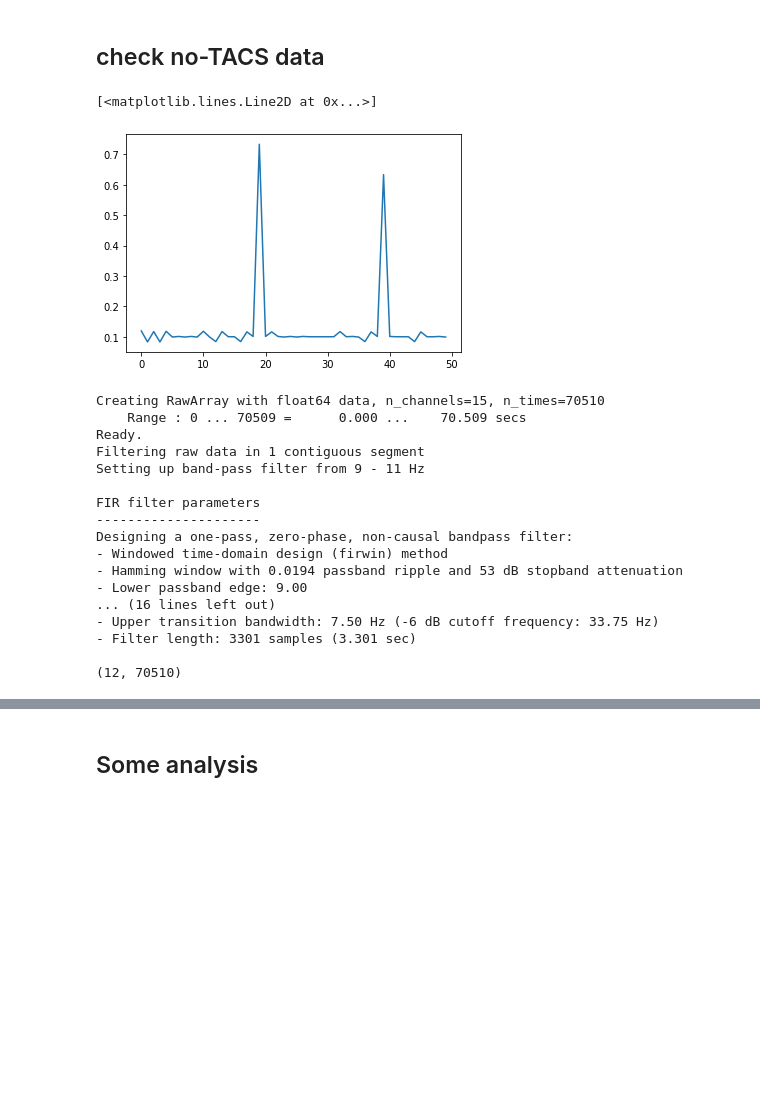
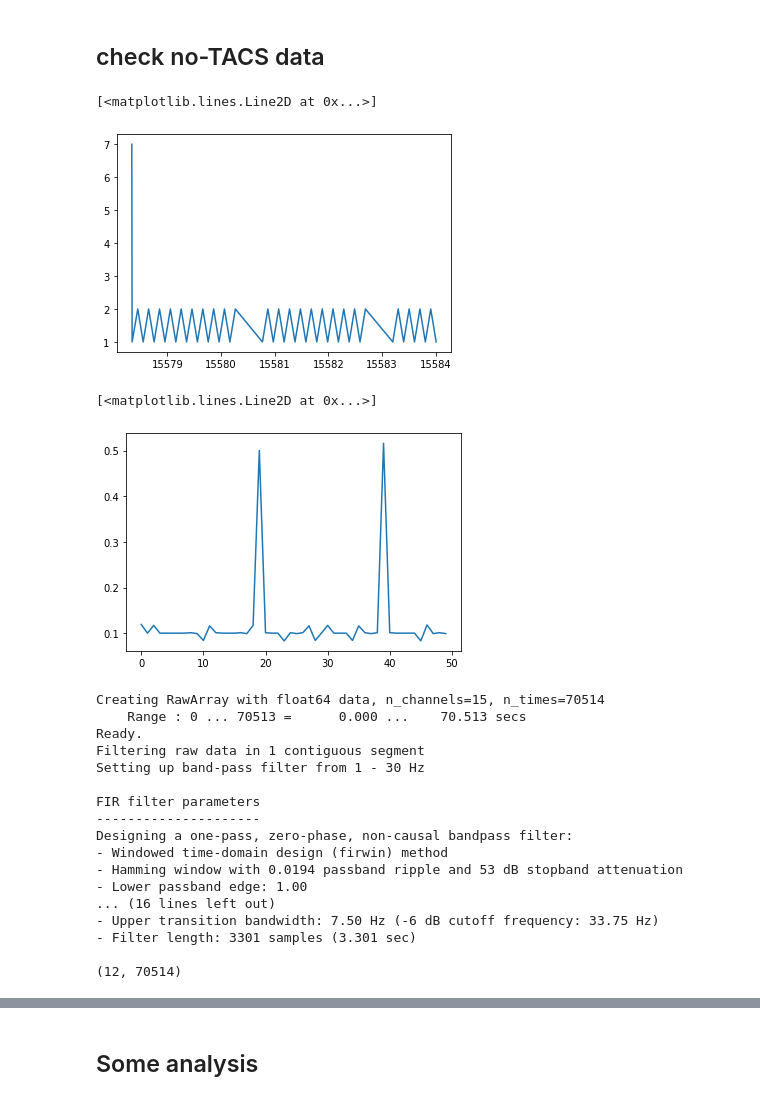
Before and after one commit to Vincentvjj/opm_tacs_flicker, a Jupyter notebook: analysis/analysis.ipynb, the cells around one changed output, grey strips where cells are left out. Drawn from its saved outputs; the diff is of its cells as text; code cells hidden in the pictures; blank space fills up the shorter version.

```diff
--- a/analysis/analysis.ipynb
+++ b/analysis/analysis.ipynb
@@ -12,18 +12,26 @@ from mne.time_frequency import psd_welch
 # %%
 ## import no-tacs data
 
-data, header=  pyxdf.load_xdf('../recordings/P02-with-tacs-R2.xdf')
+data, header=  pyxdf.load_xdf('../recordings/P01-no-tacs-R2.xdf')
 
 if data[0]['info']['name'][0] == 'ExperimentMarkers':
     markers_data = data[0]
     opm_data = data[1]
 else:
     markers_data = data[1]
     opm_data = data[0]
 
 fs = 1000 # sampling rate
 
 opm_time_stamps = opm_data['time_stamps']
+
+
+# print(markers_data['time_stamps'].shape)
+
+plt.plot(markers_data['time_stamps'][:50], markers_data['time_series'][:50])
+# %% [output]
+[<matplotlib.lines.Line2D at 0x...>]
+[figure, added]
 # %%
 ## set up the markers information
 marker_id_start = 7
@@ -153,7 +161,7 @@ plt.plot(timing_diode[:50])
 # plt.plot(adc_diode_full[8000:14000])
 # %% [output]
 [<matplotlib.lines.Line2D at 0x...>]
-[figure, old version]
+[figure, new version]
 # %%
 ##make epochs for OPM data and
 
@@ -165,7 +173,7 @@ raw = mne.io.RawArray(opm_data_full[:].T, info)
 raw.drop_channels(ref_channels)
 raw.reorder_channels(channel_orders)
 
-raw_fil_10 = raw.copy().filter(9,11)
+raw_fil_10 = raw.copy().filter(1,30)
 raw_fil_1_30 = raw.copy().filter(1,30)
 
 
@@ -190,23 +198,23 @@ for i, ts_index in enumerate(epochs_ts_index):
 
     epo_diode_phase[i,:] = adc_diode_phase[start:end]
 # %% [output]
-Creating RawArray with float64 data, n_channels=15, n_times=70510
-    Range : 0 ... 70509 =      0.000 ...    70.509 secs
+Creating RawArray with float64 data, n_channels=15, n_times=70514
+    Range : 0 ... 70513 =      0.000 ...    70.513 secs
 Ready.
 Filtering raw data in 1 contiguous segment
-Setting up band-pass filter from 9 - 11 Hz
+Setting up band-pass filter from 1 - 30 Hz
 
 FIR filter parameters
 ---------------------
 Designing a one-pass, zero-phase, non-causal bandpass filter:
 - Windowed time-domain design (firwin) method
 - Hamming window with 0.0194 passband ripple and 53 dB stopband attenuation
-- Lower passband edge: 9.00
+- Lower passband edge: 1.00
 ... (16 lines left out)
 - Upper transition bandwidth: 7.50 Hz (-6 dB cutoff frequency: 33.75 Hz)
 - Filter length: 3301 samples (3.301 sec)
 
-(12, 70510)
+(12, 70514)
 # %%
 epo_mean = np.mean(epo_opm_f1_30, axis=1)
 
```
Also changed, not shown: parts of 4 cells of this notebook, 1 other file.
